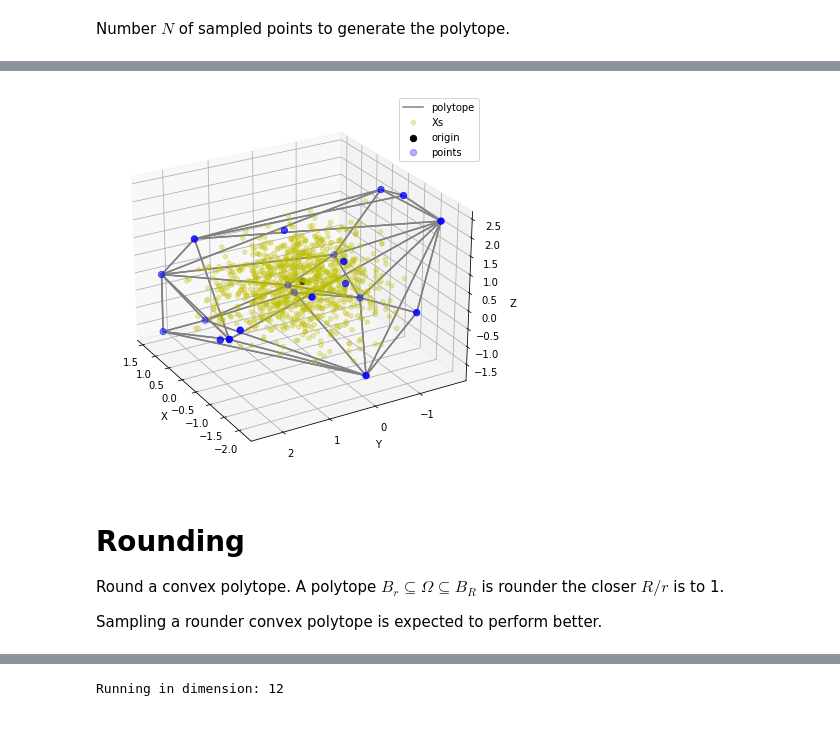
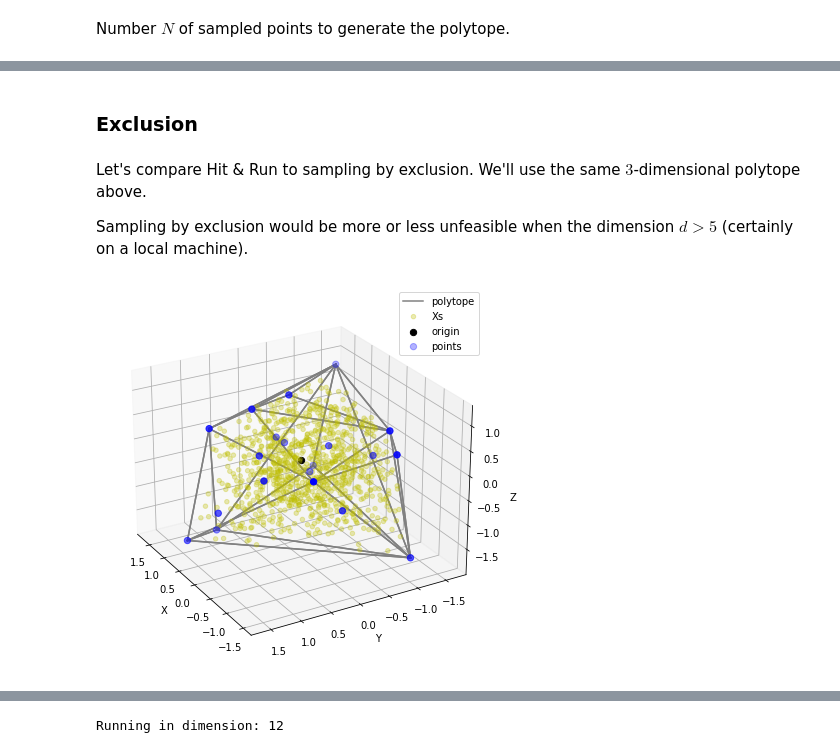
Before and after one commit to IBM/doframework, a Jupyter notebook: notebooks/sampling.ipynb, the cells around one changed output, grey strips where cells are left out. Drawn from its saved outputs; the diff is of its cells as text; code cells hidden in the pictures; blank space fills up the shorter version.

Commit message:
notebook to sample in 2D, 3D and higher + tests and visualizations
Signed-off-by: Orit Davidovich <orit.davidovich@protonmail.com>

```diff
--- a/notebooks/sampling.ipynb
+++ b/notebooks/sampling.ipynb
@@ -641,0 +111,7 @@ It is important that the warm start will be not too ambitious on the one hand, y
+# %%
+cm = np.average(vertices,axis=0)[None,:]
+ratio = scale(cm, simplices[:,0,:], hull.equations[:,:-1])
+
+points = (points-cm)/ratio
+hull, vertices, simplices = get_hull(points)
+origin = np.average(vertices,axis=0)[None,:]
@@ -642,5 +120,4 @@ It is important that the warm start will be not too ambitious on the one hand, y
 # %%
-sigma_sq = 0.6
-delta = 0.1
-N = 2000
-T = 20
+sigma_sq = 0.8
+N = 1000
+T = 10
@@ -682,2 +129,0 @@ Generating polytope in dimension: 3
-# %%
-N = 20
@@ -704,10 +130,12 @@ X = hit_and_run(N,mean,hull.equations,T,delta,sigma_sq=sigma_sq)
+# %% [markdown]
+### Exclusion
+# %% [markdown]
+Let's compare Hit & Run to sampling by exclusion. We'll use the same $3$-dimensional polytope above.
+
+Sampling by exclusion would be more or less unfeasible when the dimension $d>5$ (certainly on a local machine).
+# %%
+Y = sample_by_exclusion(origin,hull.equations,sigma_sq,N)
 # %%
-plot_polytope(hull, mean, X)
+plot_polytope(hull, origin, Y)
 # %% [output]
-[figure, old version]
+[figure, new version]
-# %% [markdown]
-# Rounding
-
-Round a convex polytope. A polytope $B_r \subseteq \Omega \subseteq B_R$ is rounder the closer $R/r$ is to 1.
-
-Sampling a rounder convex polytope is expected to perform better.
```
Also changed, not shown: parts of 221 cells of this notebook.
